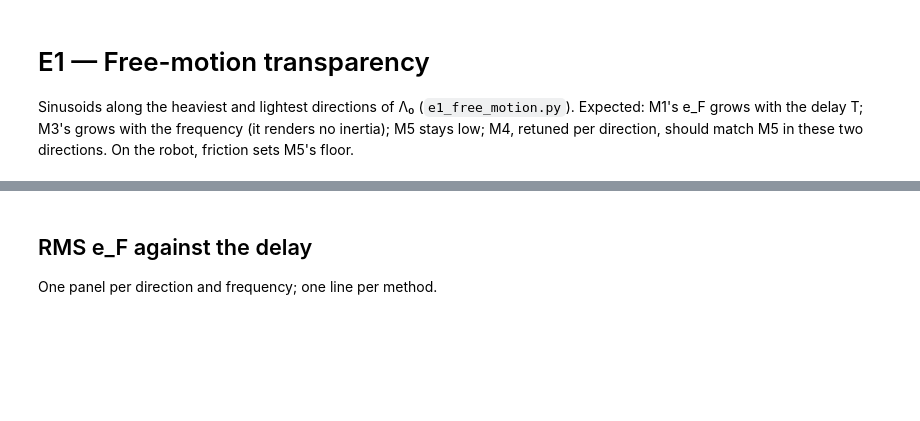
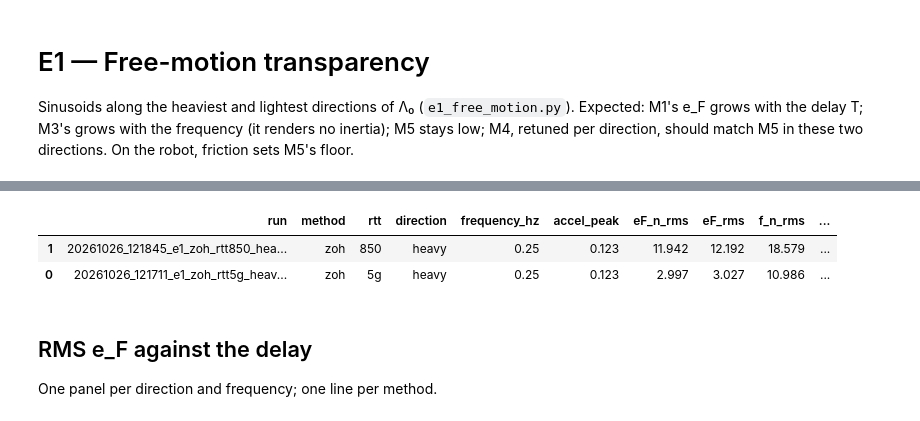
Before and after one commit to McGill-Applied-Dynamics-Lab/adl-ros2, a Jupyter notebook: experiments/rim-delays/exp/e1_free_motion.ipynb, the cells around one changed output, grey strips where cells are left out. Drawn from its saved outputs; the diff is of its cells as text; code cells hidden in the pictures; blank space fills up the shorter version.

```diff
--- a/experiments/rim-delays/exp/e1_free_motion.ipynb
+++ b/experiments/rim-delays/exp/e1_free_motion.ipynb
@@ -32,7 +34,25 @@ print(f"{len(df)} runs")
 # %%
 df["direction"] = df.label.str.split("_").str[0]
-df[["run", "method", "rtt", "direction", "frequency_hz", "accel_peak", "eF_n_rms", "eF_rms", "f_n_rms", "Fosc_n_rms",
-    "lag_ms", "E_end_J"]].sort_values(["direction", "frequency_hz", "method", "rtt"])
+df[
+    [
+        "run",
+        "method",
+        "rtt",
+        "direction",
+        "frequency_hz",
+        "accel_peak",
+        "eF_n_rms",
+        "eF_rms",
+        "f_n_rms",
+        "Fosc_n_rms",
+        "lag_ms",
+        "E_end_J",
+    ]
+].sort_values(["direction", "frequency_hz", "method", "rtt"])
+# %% [output]
+|  | run | method | rtt | direction | frequency_hz | accel_peak | eF_n_rms | eF_rms | f_n_rms | ... |
+| 1 | 20261026_121845_e1_zoh_rtt850_hea... | zoh | 850 | heavy | 0.25 | 0.123 | 11.942 | 12.192 | 18.579 | ... |
+| 0 | 20261026_121711_e1_zoh_rtt5g_heav... | zoh | 5g | heavy | 0.25 | 0.123 | 2.997 | 3.027 | 10.986 | ... |
 # %% [markdown]
 ## RMS e_F against the delay
 One panel per direction and frequency; one line per method.
```
Also changed, not shown: parts of 3 cells of this notebook, 12 other files.
